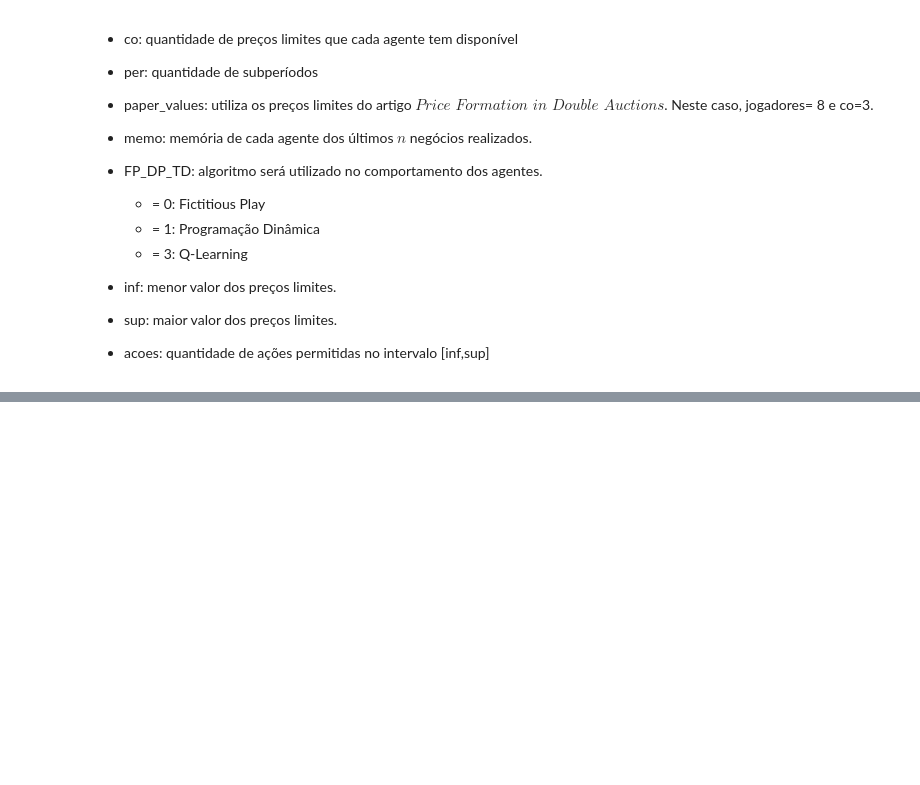
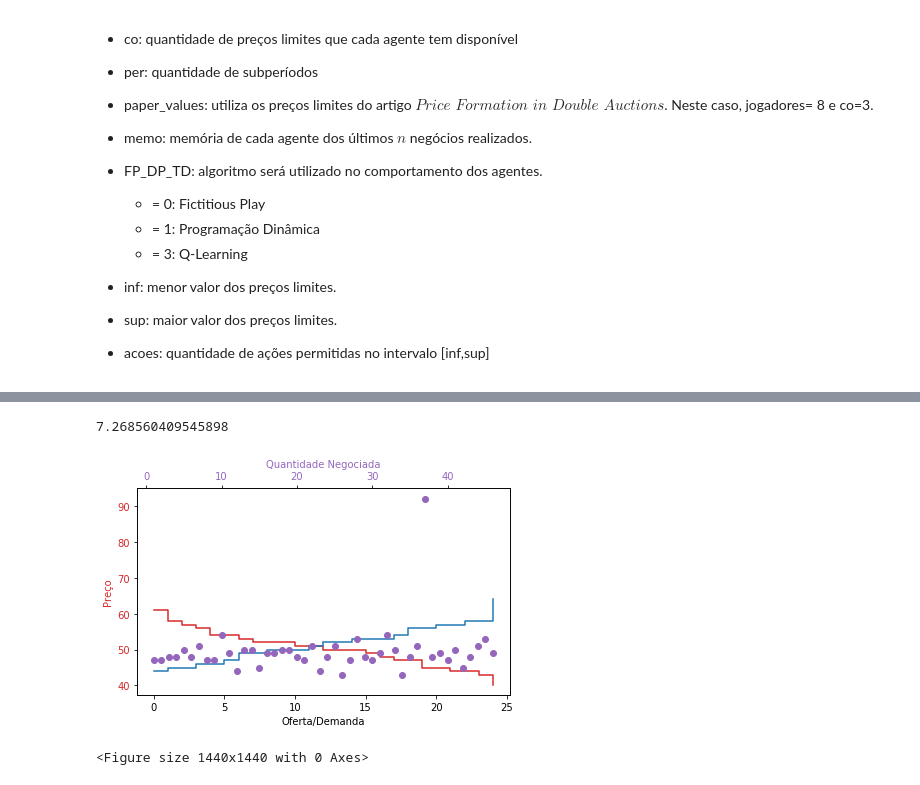
Before and after one commit to felipe84zt/Double-Auctions, a Jupyter notebook: simulacao_DA.ipynb, the cells around one changed output, grey strips where cells are left out. Cells and saved outputs as stored; diff of their text form; code cells hidden in the pictures; blank space fills up the shorter version.

```diff
--- a/simulacao_DA.ipynb
+++ b/simulacao_DA.ipynb
@@ -132,0 +97,8 @@ plt.plot(mercado_TD.Trader[9].Q[0,10])
+# %%
+mercado_DQ=market_v2.market(lista_agentes[3],per)
+resultados_periodos=esb.iteracoes(mercado_DQ,it=50)
+preco_e=esb.plot_sim(mercado_DQ)
+# %% [output]
+7.268560409545898
+[figure, added]
+<Figure size 1440x1440 with 0 Axes>
```
Also changed, not shown: parts of 15 cells of this notebook.
